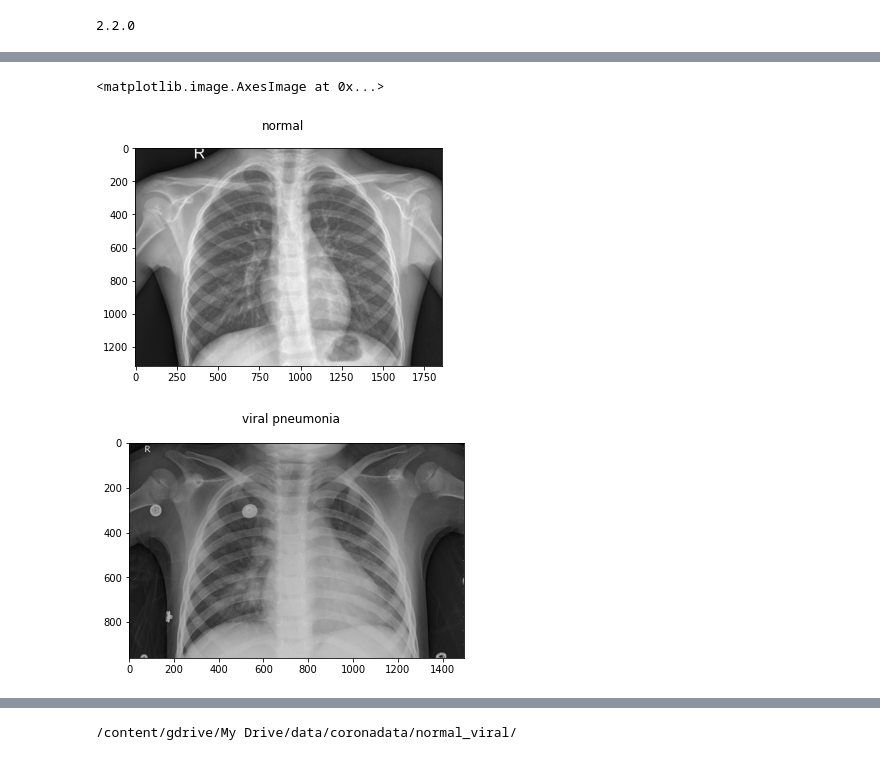
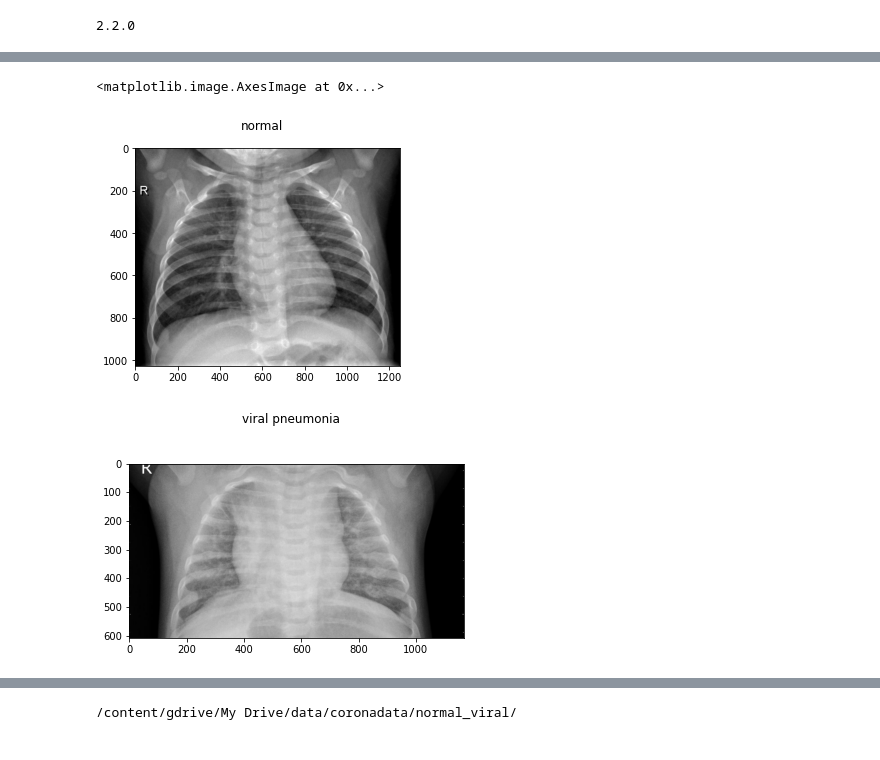
Before and after one commit to brianfarrelly/final_capstone, a Jupyter notebook: viral_pneumonia_xrays.ipynb, the cells around one changed output, grey strips where cells are left out. Saved outputs shown, nothing was run; the diff lists cells and outputs as text; code cells hidden in the pictures.

```diff
--- a/viral_pneumonia_xrays.ipynb
+++ b/viral_pneumonia_xrays.ipynb
@@ -38,30 +48,30 @@ os.listdir(DATASET_DIR)
 # %%
 import glob
 import matplotlib.pyplot as plt
 import matplotlib.image as mpimg
 %matplotlib inline
 
 normal_images = []
-for img_path in glob.glob(DATASET_DIR + '/test/normal/*'):
+for img_path in glob.glob(DATASET_DIR + '/train/normal/*'):
     normal_images.append(mpimg.imread(img_path))
     break
 
 fig = plt.figure()
 fig.suptitle('normal')
 plt.imshow(normal_images[0], cmap='gray')
 
 covid_images = []
-for img_path in glob.glob(DATASET_DIR + '/test/viral/*'):
+for img_path in glob.glob(DATASET_DIR + '/train/viral/*'):
     covid_images.append(mpimg.imread(img_path))
     break
 
 fig = plt.figure()
 fig.suptitle('viral pneumonia')
 plt.imshow(covid_images[0], cmap='gray')
 # %% [output]
 <matplotlib.image.AxesImage at 0x...>
-[figure, old version]
+[figure, new version]
-[figure, old version]
+[figure, new version]
 # %%
 IMG_W = 400
 IMG_H = 400
```
Also changed, not shown: parts of 40 cells of this notebook.
